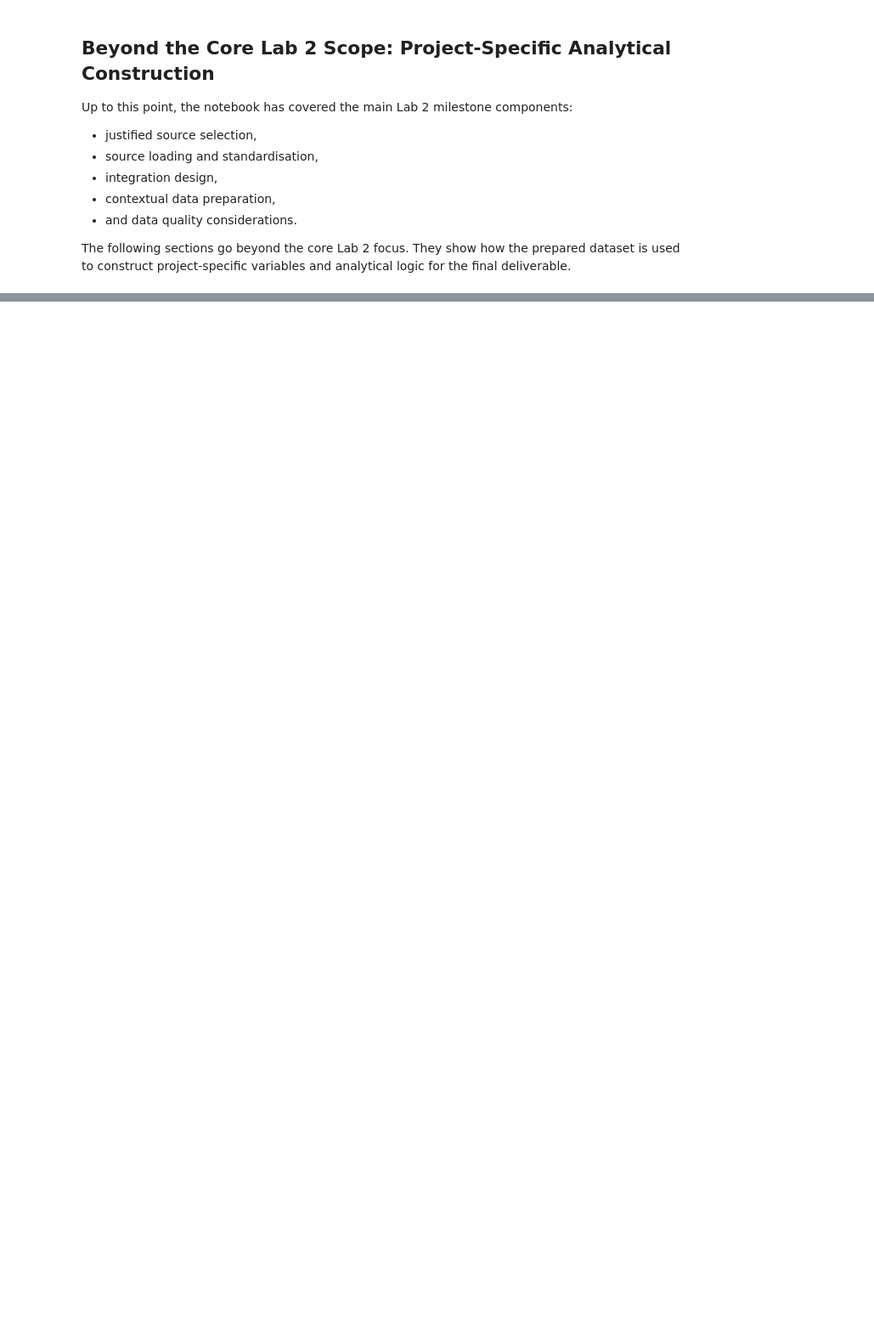
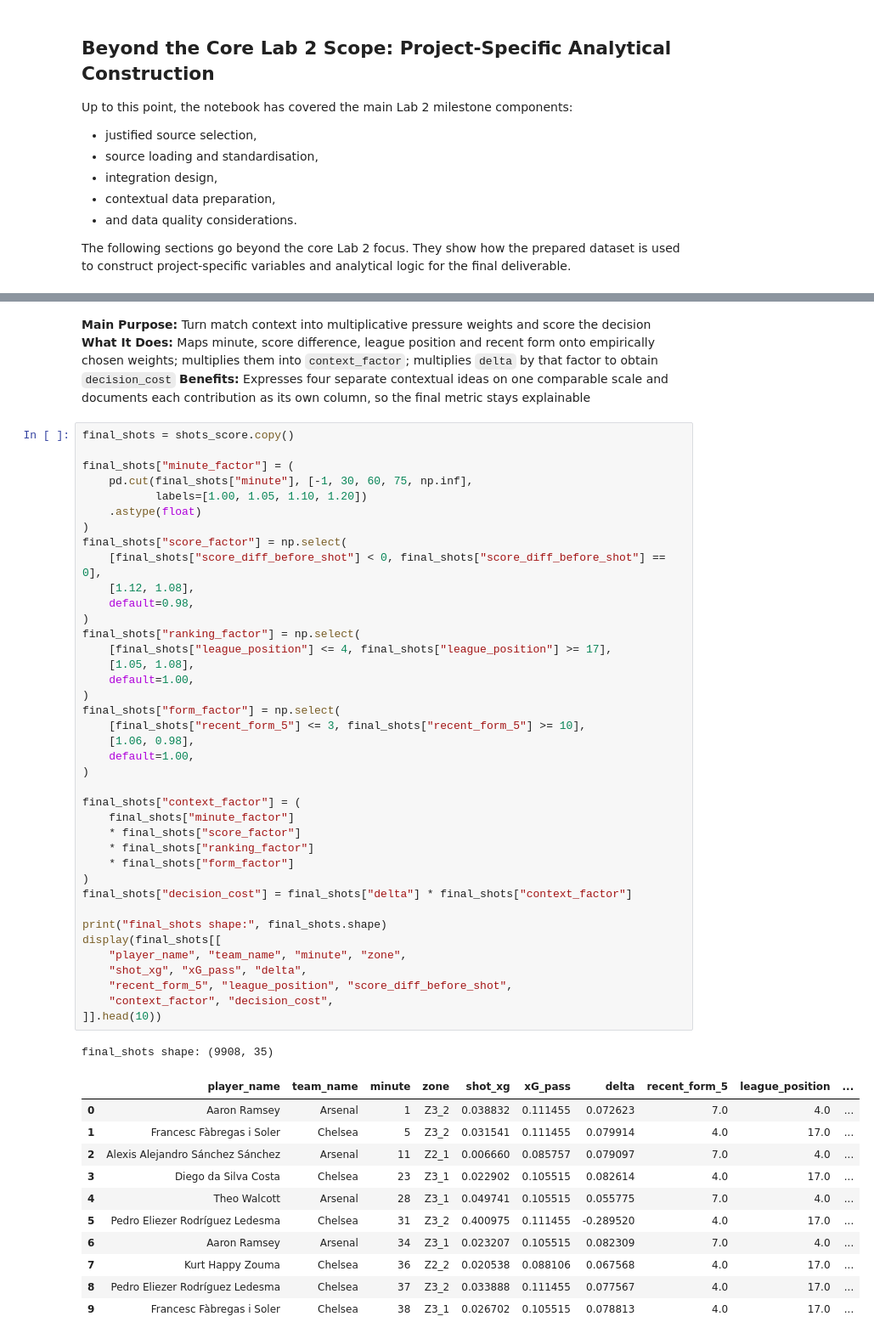
Before and after one commit to Franky5278/data-driven-shot-decision-analysis-SC3021-Data-Science, a Jupyter notebook: SC3021_GP11_LAB2_16_15.ipynb, the cells around one changed output, grey strips where cells are left out. Shown at 85% size. Cells and saved outputs as stored; diff of their text form; blank space fills up the shorter version.

```diff
--- a/SC3021_GP11_LAB2_16_15.ipynb
+++ b/SC3021_GP11_LAB2_16_15.ipynb
@@ -1729,0 +1091,56 @@ final_shots shape: (2839, 40)
+# %% [markdown]
+**Main Purpose:** Turn match context into multiplicative pressure weights and score the decision
+**What It Does:** Maps minute, score difference, league position and recent form onto empirically chosen weights; multiplies them into `context_factor`; multiplies `delta` by that factor to obtain `decision_cost`
+**Benefits:** Expresses four separate contextual ideas on one comparable scale and documents each contribution as its own column, so the final metric stays explainable
+# %%
+final_shots = shots_score.copy()
+
+final_shots["minute_factor"] = (
+    pd.cut(final_shots["minute"], [-1, 30, 60, 75, np.inf],
+           labels=[1.00, 1.05, 1.10, 1.20])
+    .astype(float)
+)
+final_shots["score_factor"] = np.select(
+    [final_shots["score_diff_before_shot"] < 0, final_shots["score_diff_before_shot"] == 0],
+    [1.12, 1.08],
+    default=0.98,
+)
+final_shots["ranking_factor"] = np.select(
+    [final_shots["league_position"] <= 4, final_shots["league_position"] >= 17],
+    [1.05, 1.08],
+    default=1.00,
+)
+final_shots["form_factor"] = np.select(
+    [final_shots["recent_form_5"] <= 3, final_shots["recent_form_5"] >= 10],
+    [1.06, 0.98],
+    default=1.00,
+)
+
+final_shots["context_factor"] = (
+    final_shots["minute_factor"]
+    * final_shots["score_factor"]
+    * final_shots["ranking_factor"]
+    * final_shots["form_factor"]
+)
+final_shots["decision_cost"] = final_shots["delta"] * final_shots["context_factor"]
+
+print("final_shots shape:", final_shots.shape)
+display(final_shots[[
+    "player_name", "team_name", "minute", "zone",
+    "shot_xg", "xG_pass", "delta",
+    "recent_form_5", "league_position", "score_diff_before_shot",
+    "context_factor", "decision_cost",
+]].head(10))
+# %% [output]
+final_shots shape: (9908, 35)
+|  | player_name | team_name | minute | zone | shot_xg | xG_pass | delta | recent_form_5 | league_position | ... |
+| 0 | Aaron Ramsey | Arsenal | 1 | Z3_2 | 0.038832 | 0.111455 | 0.072623 | 7.0 | 4.0 | ... |
+| 1 | Francesc Fàbregas i Soler | Chelsea | 5 | Z3_2 | 0.031541 | 0.111455 | 0.079914 | 4.0 | 17.0 | ... |
+| 2 | Alexis Alejandro Sánchez Sánchez | Arsenal | 11 | Z2_1 | 0.006660 | 0.085757 | 0.079097 | 7.0 | 4.0 | ... |
+| 3 | Diego da Silva Costa | Chelsea | 23 | Z3_1 | 0.022902 | 0.105515 | 0.082614 | 4.0 | 17.0 | ... |
+| 4 | Theo Walcott | Arsenal | 28 | Z3_1 | 0.049741 | 0.105515 | 0.055775 | 7.0 | 4.0 | ... |
+| 5 | Pedro Eliezer Rodríguez Ledesma | Chelsea | 31 | Z3_2 | 0.400975 | 0.111455 | -0.289520 | 4.0 | 17.0 | ... |
+| 6 | Aaron Ramsey | Arsenal | 34 | Z3_1 | 0.023207 | 0.105515 | 0.082309 | 7.0 | 4.0 | ... |
+| 7 | Kurt Happy Zouma | Chelsea | 36 | Z2_2 | 0.020538 | 0.088106 | 0.067568 | 4.0 | 17.0 | ... |
+| 8 | Pedro Eliezer Rodríguez Ledesma | Chelsea | 37 | Z3_2 | 0.033888 | 0.111455 | 0.077567 | 4.0 | 17.0 | ... |
+| 9 | Francesc Fàbregas i Soler | Chelsea | 38 | Z3_1 | 0.026702 | 0.105515 | 0.078813 | 4.0 | 17.0 | ... |
```
Also changed, not shown: parts of 78 cells of this notebook, 3 other files.
